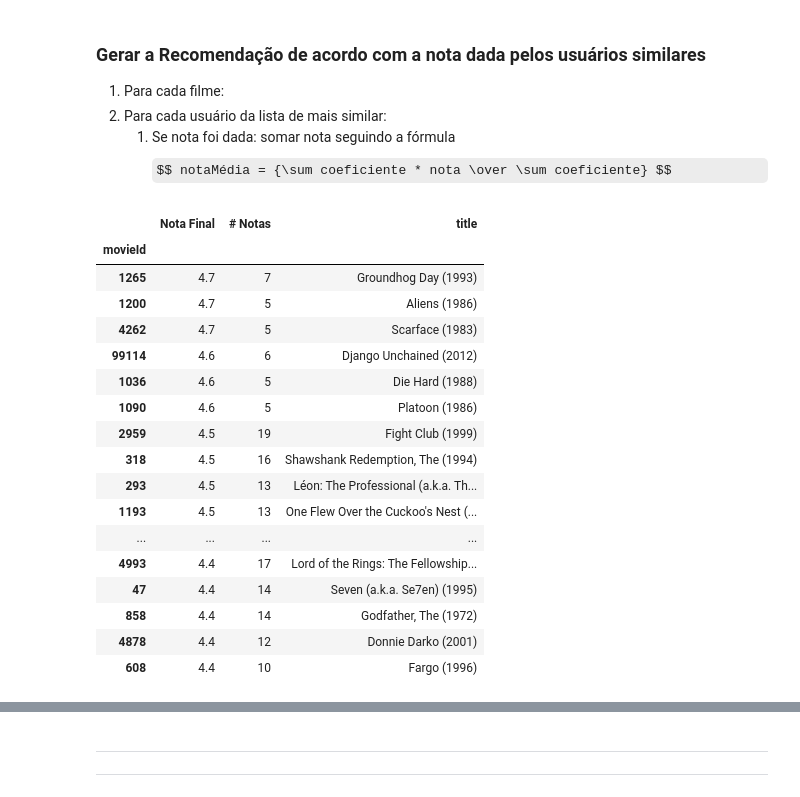
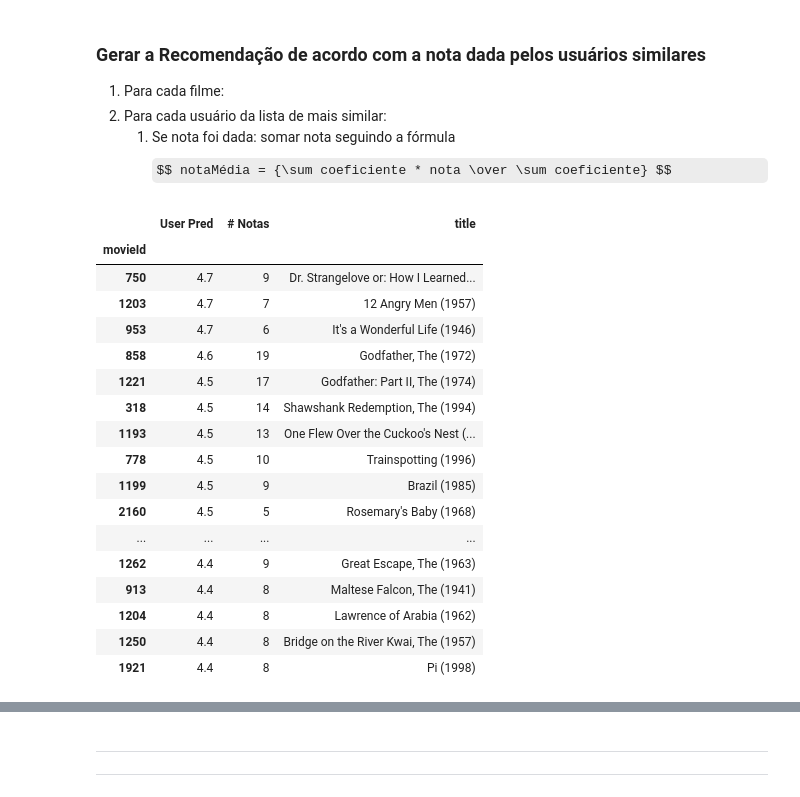
Before and after one commit to xnes/recsys, a Jupyter notebook: rec_sys_apresentacao.ipynb, the cells around one changed output, grey strips where cells are left out. Cells and saved outputs as stored; diff of their text form; code cells hidden in the pictures; some formulas as TeX source.

```diff
--- a/rec_sys_apresentacao.ipynb
+++ b/rec_sys_apresentacao.ipynb
@@ -19,7 +19,7 @@ from sklearn.metrics.pairwise import cosine_similarity          #Similaridade
 import math
 import sklearn.metrics
 
-small = False  #usar a base de ratings reduzida ou não
+small = True  #usar a base de ratings reduzida ou não
 ratings = pd.DataFrame()
 movies = pd.DataFrame()
 
@@ -27,7 +27,7 @@ if (small):
     ratings = pd.read_csv('ratings_small.csv')
     movies = pd.read_csv('movies_small.csv').set_index("movieId")
 else:
-    ratings = pd.read_csv('ratings.csv')[:100000] #ler as primeiras 2.000.000 linhas da base completa
+    ratings = pd.read_csv('ratings.csv')[:150000] #ler as primeiras 2.000.000 linhas da base completa
     movies = pd.read_csv('movies.csv')
     movies = movies.set_index('movieId')
 
@@ -217,7 +220,7 @@ def predizer_notas(target, filmes, matriz_similaridade = users_cosine, matriz_da
                                             # min_threshold: qtd mínima de notas para ser considerada ao recomendar um filme
     similares = obter_mais_similares(target, matriz_similaridade, matriz_dados, 25)
 
-    resultado = pd.DataFrame(columns=filmes, index=['Nota Final', '# Notas'] )
+    resultado = pd.DataFrame(columns=filmes, index=['User Pred', '# Notas'] )
     resultado.columns.name = 'movieId'
     for filme in filmes:
         numerador = 0
@@ -234,37 +237,37 @@ def predizer_notas(target, filmes, matriz_similaridade = users_cosine, matriz_da
             resultado = resultado.drop([filme], axis=1) #se a qt de notas for menor que limiar, descartar coluna com informação daquele filme
         else: #se não, prencher a nota calculada da média ponderada e a qtd de notas dadas
             try:
-                resultado.at['Nota Final',filme] = round(numerador/denominador,1)
+                resultado.at['User Pred',filme] = round(numerador/denominador,1)
             except:
                 #print(f"filme:{filme}, numerador:{numerador}, denominador: {denominador}, qt. notas: {qtd_notas}.")
-                resultado.at['Nota Final',filme] = 0
+                resultado.at['User Pred',filme] = 0
             resultado.at['# Notas',filme] = qtd_notas
     return resultado
 # %%
 qtd_sugestoes = 20 #qtd de sugestões para exibir na tela
 
 filmes_vistos_pelo_usuario = listar_filmes_ja_vistos(target, moviesX_usersY)
 filmes_vistos_pelos_similares = listar_filmes_ja_vistos(usuarios_mais_similares.values.tolist(), moviesX_usersY)
 filmes_a_avaliar = list(set(filmes_vistos_pelos_similares)-set(filmes_vistos_pelo_usuario))
 recomendacao = predizer_notas(target, filmes_a_avaliar, users_cosine, moviesX_usersY, 25, 5)
 #recomendacao
-recomendacao.T.sort_values(by=['Nota Final','# Notas',],ascending=False).head(qtd_sugestoes).join(movies[['title']], on=["movieId"])
+recomendacao.T.sort_values(by=['User Pred','# Notas',],ascending=False).head(qtd_sugestoes).join(movies[['title']], on=["movieId"])
 # %% [output]
-|  | Nota Final | # Notas | title |
+|  | User Pred | # Notas | title |
 | movieId |  |  |  |
-| 1265 | 4.7 | 7 | Groundhog Day (1993) |
-| 1200 | 4.7 | 5 | Aliens (1986) |
-| 4262 | 4.7 | 5 | Scarface (1983) |
-| 99114 | 4.6 | 6 | Django Unchained (2012) |
-| 1036 | 4.6 | 5 | Die Hard (1988) |
-| 1090 | 4.6 | 5 | Platoon (1986) |
-| 2959 | 4.5 | 19 | Fight Club (1999) |
-| 318 | 4.5 | 16 | Shawshank Redemption, The (1994) |
-| 293 | 4.5 | 13 | Léon: The Professional (a.k.a. Th... |
+| 750 | 4.7 | 9 | Dr. Strangelove or: How I Learned... |
+| 1203 | 4.7 | 7 | 12 Angry Men (1957) |
+| 953 | 4.7 | 6 | It's a Wonderful Life (1946) |
+| 858 | 4.6 | 19 | Godfather, The (1972) |
+| 1221 | 4.5 | 17 | Godfather: Part II, The (1974) |
+| 318 | 4.5 | 14 | Shawshank Redemption, The (1994) |
 | 1193 | 4.5 | 13 | One Flew Over the Cuckoo's Nest (... |
+| 778 | 4.5 | 10 | Trainspotting (1996) |
+| 1199 | 4.5 | 9 | Brazil (1985) |
+| 2160 | 4.5 | 5 | Rosemary's Baby (1968) |
 | ... | ... | ... | ... |
-| 4993 | 4.4 | 17 | Lord of the Rings: The Fellowship... |
-| 47 | 4.4 | 14 | Seven (a.k.a. Se7en) (1995) |
-| 858 | 4.4 | 14 | Godfather, The (1972) |
-| 4878 | 4.4 | 12 | Donnie Darko (2001) |
-| 608 | 4.4 | 10 | Fargo (1996) |
+| 1262 | 4.4 | 9 | Great Escape, The (1963) |
+| 913 | 4.4 | 8 | Maltese Falcon, The (1941) |
+| 1204 | 4.4 | 8 | Lawrence of Arabia (1962) |
+| 1250 | 4.4 | 8 | Bridge on the River Kwai, The (1957) |
+| 1921 | 4.4 | 8 | Pi (1998) |
```
Also changed, not shown: parts of 32 cells of this notebook.
